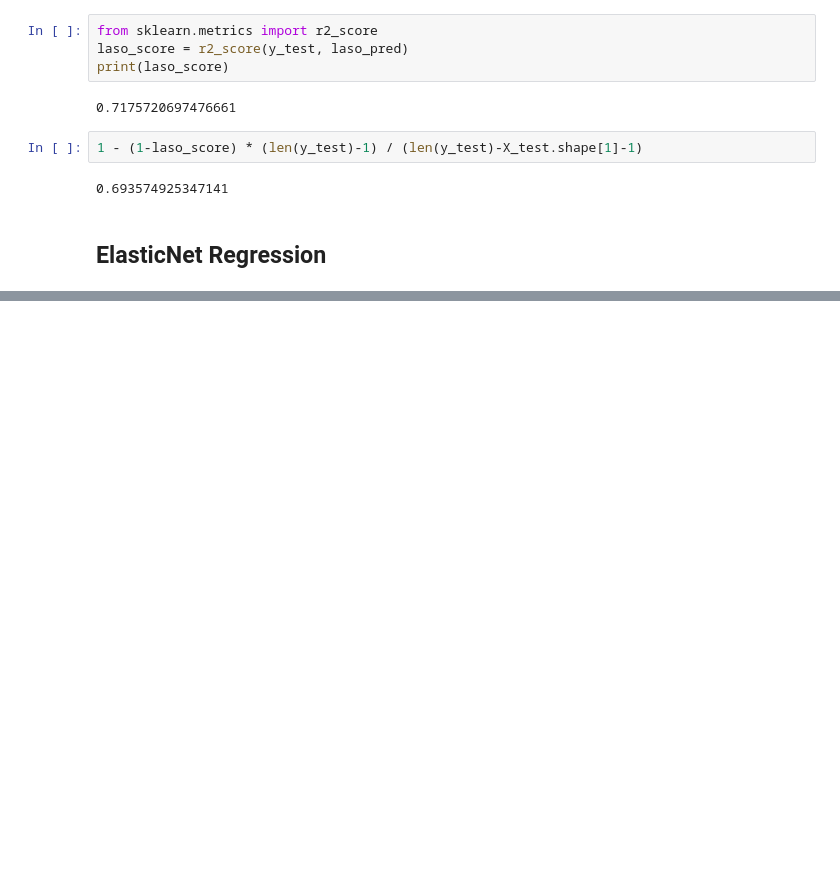
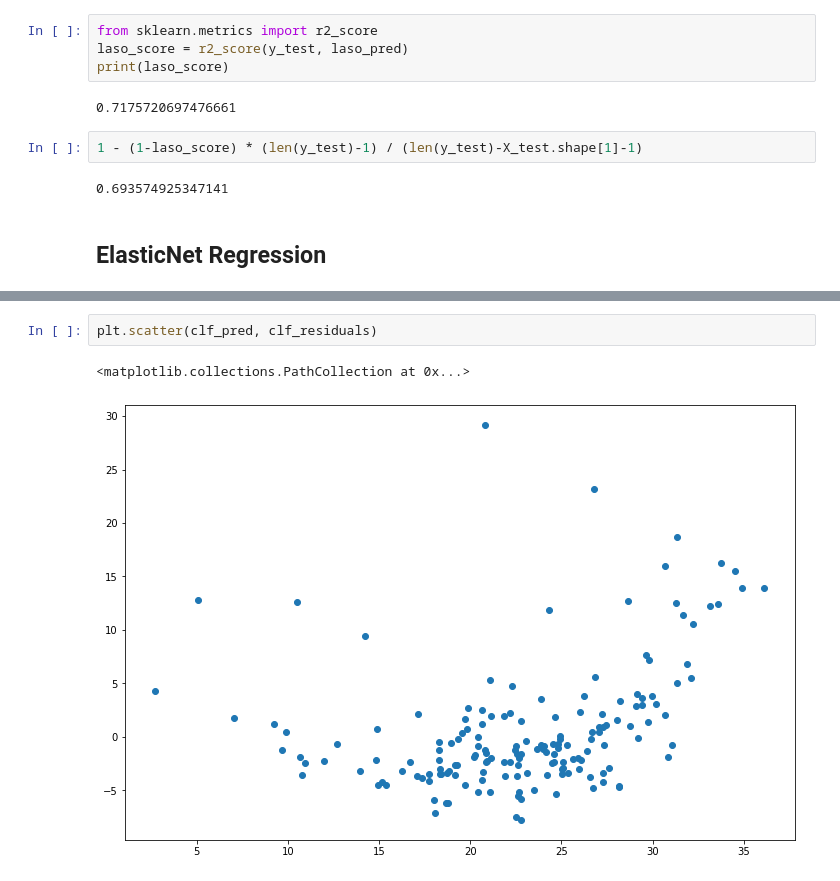
Before and after one commit to wiznikvibe/ML, a Jupyter notebook: linear_regression/practice.ipynb, the cells around one changed output, grey strips where cells are left out. Cells and saved outputs as stored; diff of their text form; blank space fills up the shorter version.

```diff
--- a/linear_regression/practice.ipynb
+++ b/linear_regression/practice.ipynb
@@ -396,0 +445,5 @@ print(laso_score)
+# %%
+plt.scatter(clf_pred, clf_residuals)
+# %% [output]
+<matplotlib.collections.PathCollection at 0x...>
+[figure, added]
```
Also changed, not shown: parts of 9 cells of this notebook.
